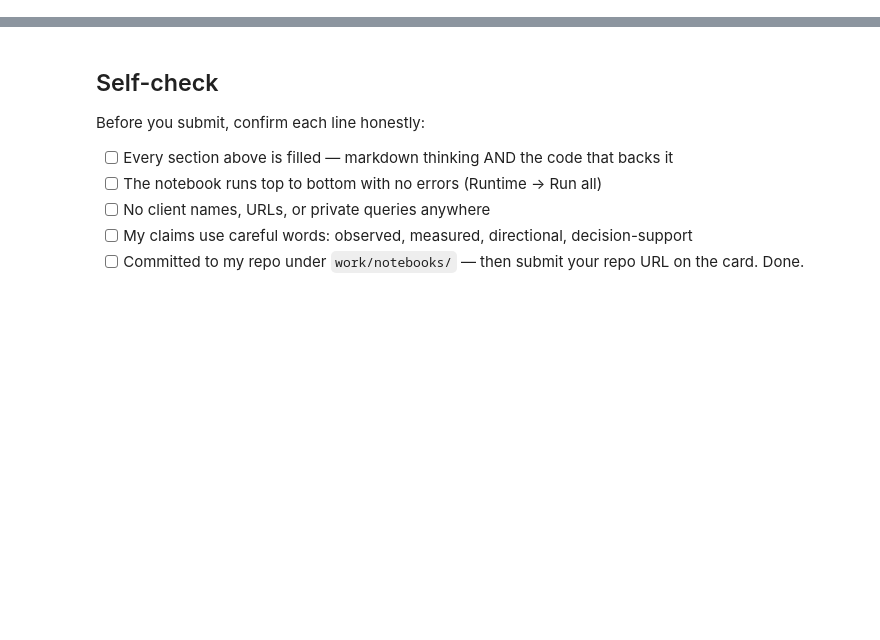
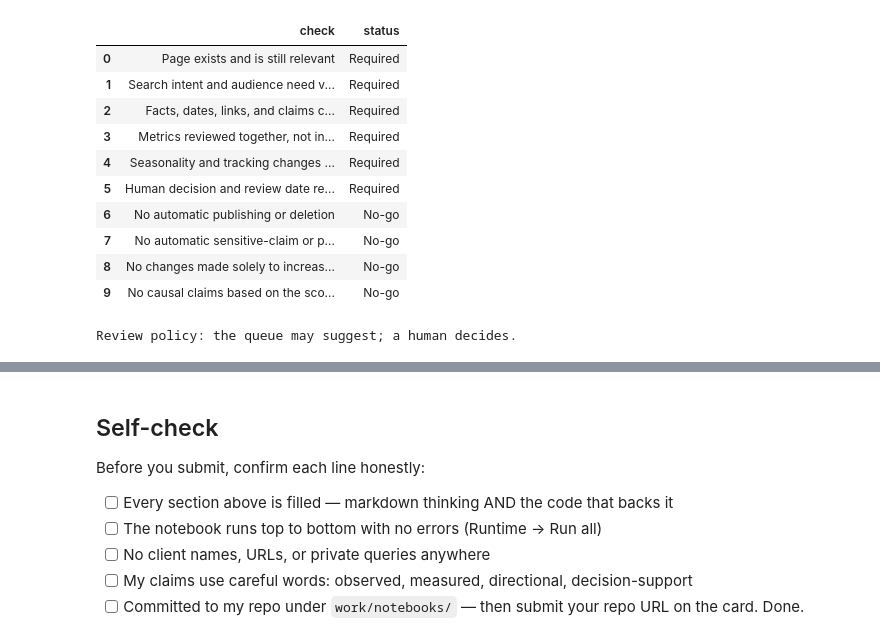
Before and after one commit to nancy121205/flyrank, a Jupyter notebook: work/notebooks/w07_action_playbook.ipynb, the cells around one changed output, grey strips where cells are left out. Drawn from its saved outputs; the diff is of its cells as text; code cells hidden in the pictures; blank space fills up the shorter version.

```diff
--- a/work/notebooks/w07_action_playbook.ipynb
+++ b/work/notebooks/w07_action_playbook.ipynb
@@ -43,0 +374,29 @@ This skeleton is yours to fill. Work the sections **in order** — each one has
+# %%
+review_checklist = pd.DataFrame([
+    ("Page exists and is still relevant", "Required"),
+    ("Search intent and audience need verified", "Required"),
+    ("Facts, dates, links, and claims checked", "Required"),
+    ("Metrics reviewed together, not in isolation", "Required"),
+    ("Seasonality and tracking changes considered", "Required"),
+    ("Human decision and review date recorded", "Required"),
+    ("No automatic publishing or deletion", "No-go"),
+    ("No automatic sensitive-claim or pricing changes", "No-go"),
+    ("No changes made solely to increase word count", "No-go"),
+    ("No causal claims based on the score alone", "No-go"),
+], columns=["check", "status"])
+
+display(review_checklist)
+print("Review policy: the queue may suggest; a human decides.")
+# %% [output]
+|  | check | status |
+| 0 | Page exists and is still relevant | Required |
+| 1 | Search intent and audience need v... | Required |
+| 2 | Facts, dates, links, and claims c... | Required |
+| 3 | Metrics reviewed together, not in... | Required |
+| 4 | Seasonality and tracking changes ... | Required |
+| 5 | Human decision and review date re... | Required |
+| 6 | No automatic publishing or deletion | No-go |
+| 7 | No automatic sensitive-claim or p... | No-go |
+| 8 | No changes made solely to increas... | No-go |
+| 9 | No causal claims based on the sco... | No-go |
+Review policy: the queue may suggest; a human decides.
```
Also changed, not shown: parts of 20 cells of this notebook.
